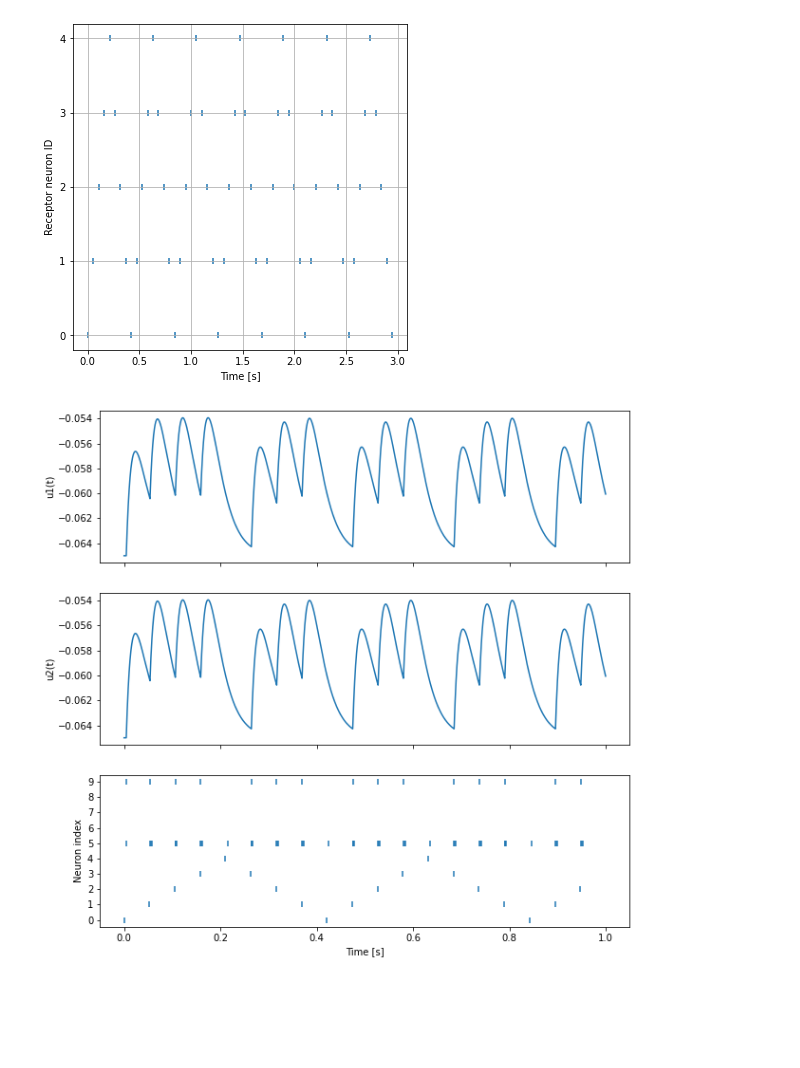
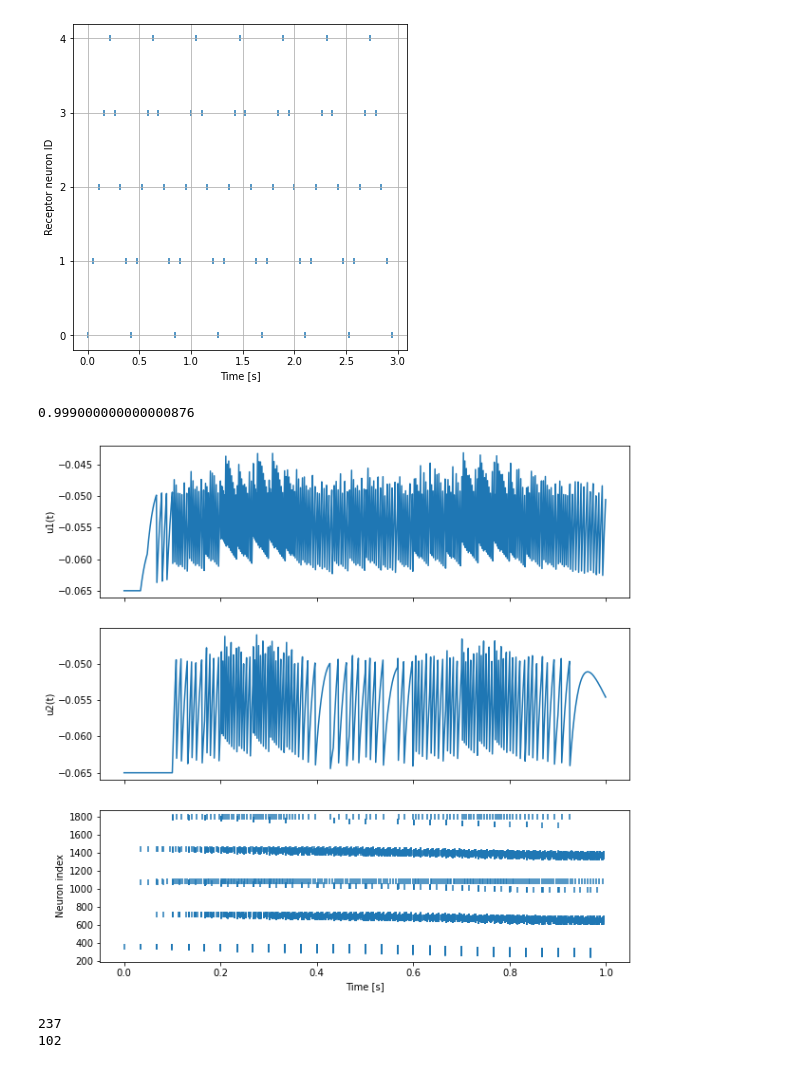
Before and after one commit to kottz/D7046E---Retina-Project, a Jupyter notebook: Network.ipynb, the cells around one changed output. Saved outputs shown, nothing was run; the diff lists cells and outputs as text; code cells hidden in the pictures; blank space fills up the shorter version.

```diff
--- a/Network.ipynb
+++ b/Network.ipynb
@@ -140,49 +146,60 @@ def spike_generator(spike_times):
 
 # The construction of neurons and configuration of synapses should be done in a similar way as in SNN Exercise 1.
 # %%
-nr_of_neurons = 5
+nr_of_neurons = 360
 neurons = []
 
 
 #create the neurons:
 
-l2 = lif_neuron(1,u_thres=-62e-3)
-l3 = lif_neuron(2)
-l4 = lif_neuron(nr_of_neurons-1)
 
 
 #set the weights:
 
-l2['w_syn'][0] = 72e-12
 
-l3['w_syn'][0] = -360e-12
-l3['w_syn'][1] = 360e-12
-
-for synapse in list(range(0,nr_of_neurons-1)):
-    l4['w_syn'][synapse] = 200e-12
 
 
 #create list of neurons
 
 for neuron in list(range(0,nr_of_neurons)):
-    l1 = spike_generator(spikes[neuron])
+    l1 = spike_generator(data[neuron])
     neurons.append(l1)
 
 for neuron in list(range(0,(nr_of_neurons-1))):
+    l2 = lif_neuron(1,u_thres=-62e-3)
+    l2['w_syn'][0] = 72e-12
     neurons.append(l2)
 
 for neuron in list(range(0,(nr_of_neurons-1))):
+    l3 = lif_neuron(2)
+    l3['w_syn'][0] = -360e-12
+    l3['w_syn'][1] = 360e-12
     neurons.append(l3)
 
-neurons.append(l4)
+left = lif_neuron(nr_of_neurons-1)
+
+for synapse in list(range(0,nr_of_neurons-1)):
+    left['w_syn'][synapse] = 200e-12
+
+neurons.append(left)
 
 for neuron in list(range(0,(nr_of_neurons-1))):
+    l2 = lif_neuron(1,u_thres=-62e-3)
+    l2['w_syn'][0] = 72e-12
     neurons.append(l2)
 
 for neuron in list(range(0,(nr_of_neurons-1))):
+    l3 = lif_neuron(2)
+    l3['w_syn'][0] = -360e-12
+    l3['w_syn'][1] = 360e-12
     neurons.append(l3)
 
-neurons.append(l4)
+right = lif_neuron(nr_of_neurons-1)
+
+for synapse in list(range(0,nr_of_neurons-1)):
+    right['w_syn'][synapse] = 200e-12
+
+neurons.append(right)
 
 
 #create connections
@@ -202,39 +219,55 @@ for i in range(0,nr_of_neurons-1):
     connections.append([(nr_of_neurons-1)*4+2+i,1,i])
     connections.append([(nr_of_neurons-1)*5+2,i,(nr_of_neurons-1)*4+2+i])
 # %%
-dt = 1e-5
+dt = 1e-3
 t = 0
 t0 = t
 tv = []
 u1 = []
 u2 = []
 
 t_spike = []
 n_spike = []
 
 while t < t0+1:
 
+    print('\r{}'.format(t), end='')
+
     # Update the network
     spikes = snn_update(dt, t, neurons, connections)
 
     # Store membrane potentials of n1 and n2 for plotting/analysis
     tv.append(t)
-    u1.append(neurons[13]['u'])
-    u2.append(neurons[22]['u'])
+    u1.append(left['u'])
+    u2.append(right['u'])
 
     # Store spikes needed for plotting/analysis
     if len(spikes)>0:
         for s in spikes:
             t_spike.append(t)
             n_spike.append(s)
 
     # Timestep completed
     t += dt
 
 plt.rcParams['figure.figsize'] = [10, 10]
 fig,(ax1,ax2,ax3) = plt.subplots(3,1, sharex=True)
 ax1.plot(tv,u1); ax1.set_ylabel('u1(t)')
 ax2.plot(tv,u2); ax2.set_ylabel('u2(t)')
 rasterplot(ax3, t_spike, n_spike,'Time [s]','Neuron index')
 # %% [output]
+0.999000000000000876
-[figure, old version]
+[figure, new version]
+# %%
+left_spikes = 0
+right_spikes = 0
+for number in n_spike:
+    if number == neurons.index(left):
+        left_spikes += 1
+    elif number == neurons.index(right):
+        right_spikes += 1
+print(left_spikes)
+print(right_spikes)
+# %% [output]
+237
+102
```
Also changed, not shown: parts of 3 cells of this notebook.
